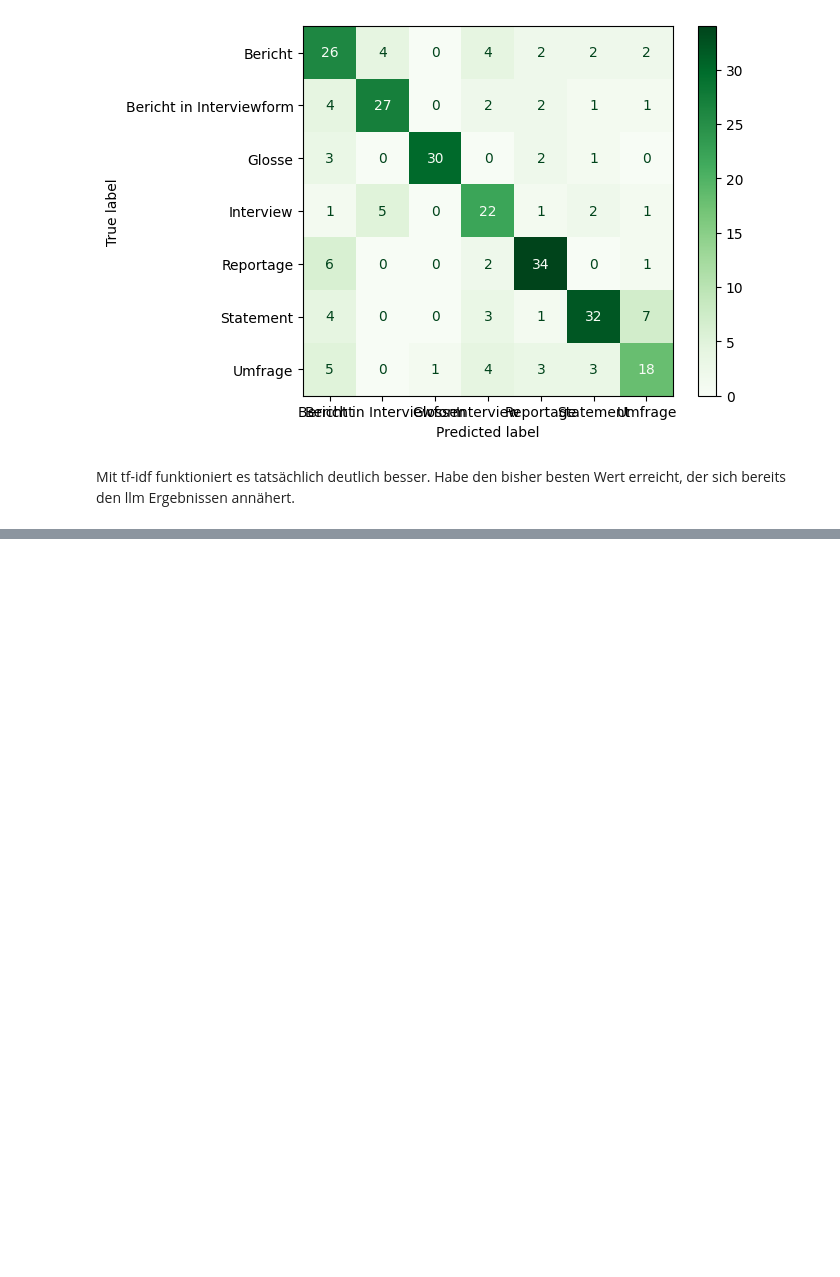
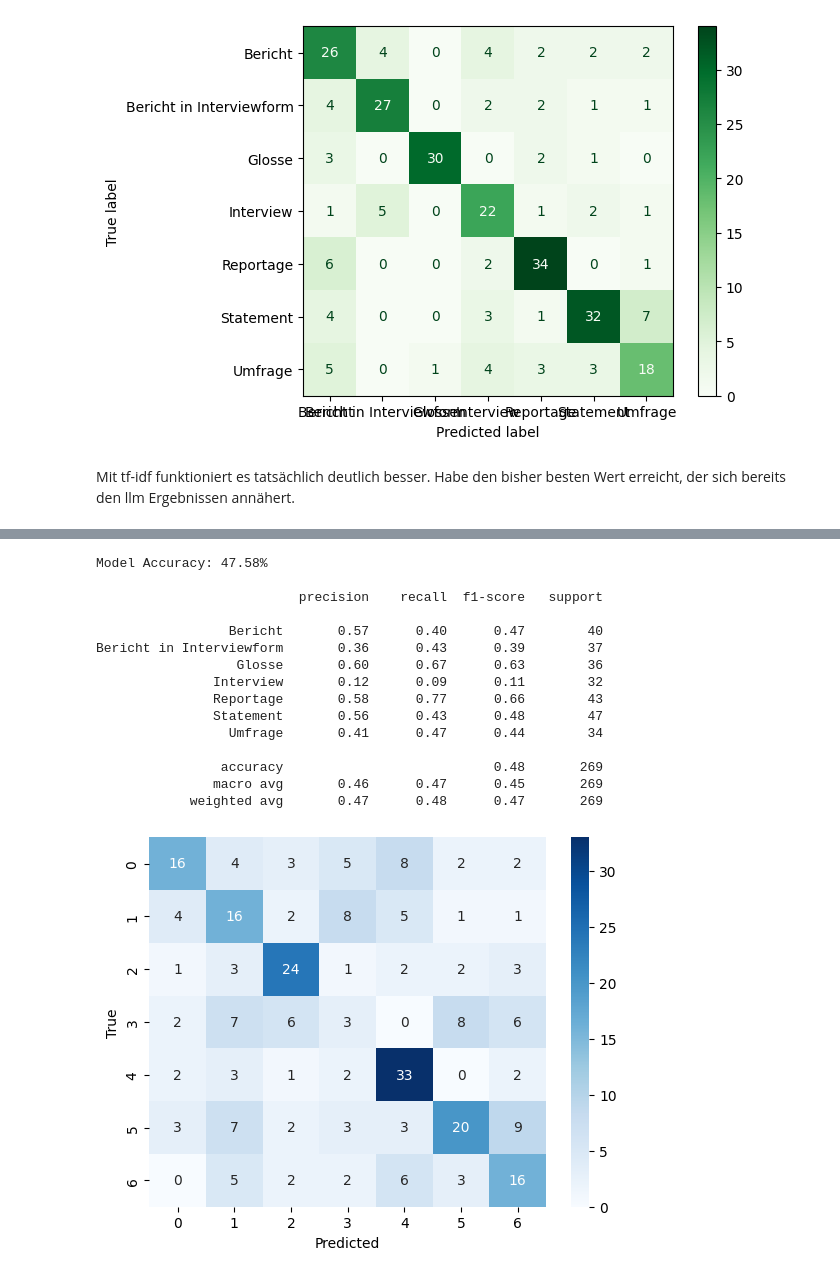
Before and after one commit to jaeniboy/nlp-genres, a Jupyter notebook: text_classification.ipynb, the cells around one changed output, grey strips where cells are left out. Drawn from its saved outputs; the diff is of its cells as text; code cells hidden in the pictures; blank space fills up the shorter version.

```diff
--- a/text_classification.ipynb
+++ b/text_classification.ipynb
@@ -832,0 +998,42 @@ Bester Score: 0.6238361266294228
+# %%
+from sklearn.metrics import accuracy_score
+
+# 1. Tatsächliche Labels und Vorhersagen vergleichen
+y_true = y_test  # Echte Labels aus dem Testset
+y_pred = X_test['predicted_label']  # Vorhergesagte Labels
+
+# 2. Accuracy berechnen
+accuracy = accuracy_score(y_true, y_pred)
+print(f"Model Accuracy: {accuracy:.2%}")
+
+# 3. Optional: Detaillierter Classification Report
+from sklearn.metrics import classification_report
+print("\n" + classification_report(y_true, y_pred))
+
+# 4. Optional: Confusion Matrix
+from sklearn.metrics import confusion_matrix
+import seaborn as sns
+import matplotlib.pyplot as plt
+
+cm = confusion_matrix(y_true, y_pred)
+sns.heatmap(cm, annot=True, fmt='d', cmap='Blues')
+plt.xlabel('Predicted')
+plt.ylabel('True')
+plt.show()
+# %% [output]
+Model Accuracy: 47.58%
+
+                          precision    recall  f1-score   support
+
+                 Bericht       0.57      0.40      0.47        40
+Bericht in Interviewform       0.36      0.43      0.39        37
+                  Glosse       0.60      0.67      0.63        36
+               Interview       0.12      0.09      0.11        32
+               Reportage       0.58      0.77      0.66        43
+               Statement       0.56      0.43      0.48        47
+                 Umfrage       0.41      0.47      0.44        34
+
+                accuracy                           0.48       269
+               macro avg       0.46      0.47      0.45       269
+            weighted avg       0.47      0.48      0.47       269
+[figure, added]
```
Also changed, not shown: parts of 36 cells of this notebook.
